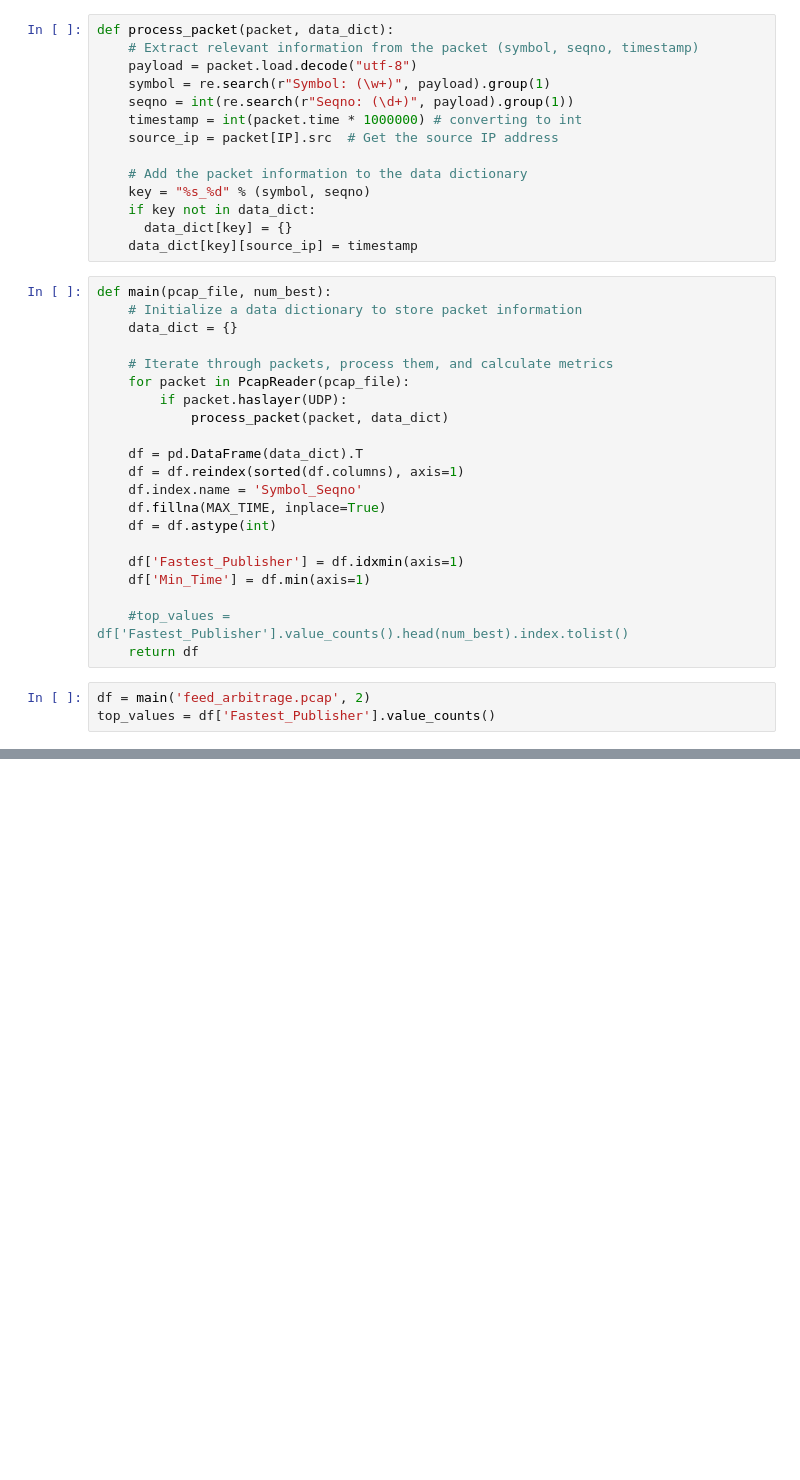
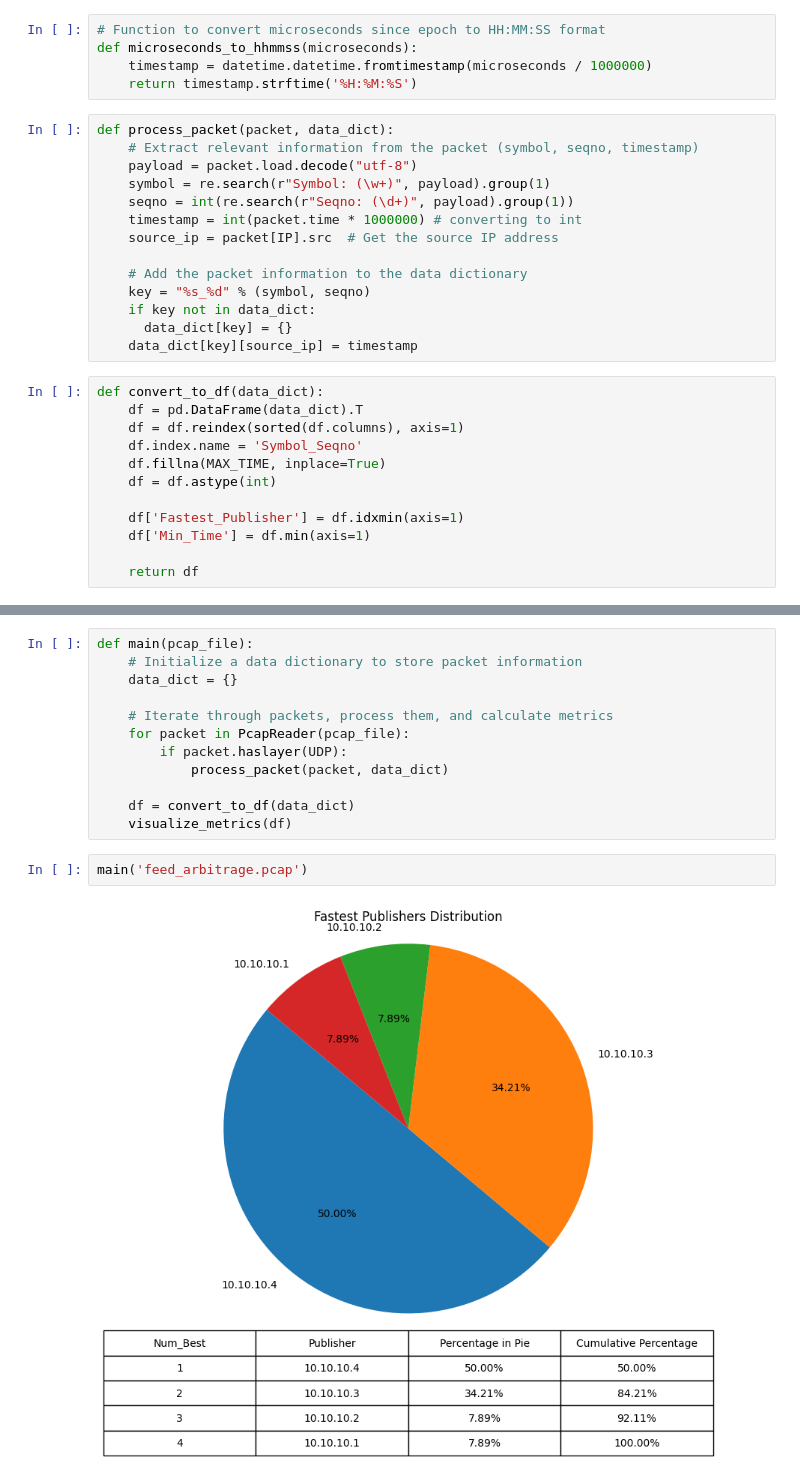
Before and after one commit to psakore/IMCFeedArbitration, a Jupyter notebook: imc.ipynb, the cells around one changed output, grey strips where cells are left out. Cells and saved outputs as stored; diff of their text form; blank space fills up the shorter version.

```diff
--- a/imc.ipynb
+++ b/imc.ipynb
@@ -20,5 +39,10 @@ from IPython.display import display
 
 MAX_TIME = 9999999999999999
+# %%
+# Function to convert microseconds since epoch to HH:MM:SS format
+def microseconds_to_hhmmss(microseconds):
+    timestamp = datetime.datetime.fromtimestamp(microseconds / 1000000)
+    return timestamp.strftime('%H:%M:%S')
 # %%
 def process_packet(packet, data_dict):
     # Extract relevant information from the packet (symbol, seqno, timestamp)
@@ -34,15 +58,7 @@ def process_packet(packet, data_dict):
       data_dict[key] = {}
     data_dict[key][source_ip] = timestamp
 # %%
-def main(pcap_file, num_best):
-    # Initialize a data dictionary to store packet information
-    data_dict = {}
-
-    # Iterate through packets, process them, and calculate metrics
-    for packet in PcapReader(pcap_file):
-        if packet.haslayer(UDP):
-            process_packet(packet, data_dict)
-
+def convert_to_df(data_dict):
     df = pd.DataFrame(data_dict).T
     df = df.reindex(sorted(df.columns), axis=1)
     df.index.name = 'Symbol_Seqno'
@@ -52,8 +68,4 @@ def main(pcap_file, num_best):
     df['Fastest_Publisher'] = df.idxmin(axis=1)
     df['Min_Time'] = df.min(axis=1)
 
-    #top_values = df['Fastest_Publisher'].value_counts().head(num_best).index.tolist()
     return df
-# %%
-df = main('feed_arbitrage.pcap', 2)
-top_values = df['Fastest_Publisher'].value_counts()
@@ -107,0 +142,16 @@ plt.show()
+# %%
+def main(pcap_file):
+    # Initialize a data dictionary to store packet information
+    data_dict = {}
+
+    # Iterate through packets, process them, and calculate metrics
+    for packet in PcapReader(pcap_file):
+        if packet.haslayer(UDP):
+            process_packet(packet, data_dict)
+
+    df = convert_to_df(data_dict)
+    visualize_metrics(df)
+# %%
+main('feed_arbitrage.pcap')
+# %% [output]
+[figure, added]
```
Also changed, not shown: parts of 5 cells of this notebook.
